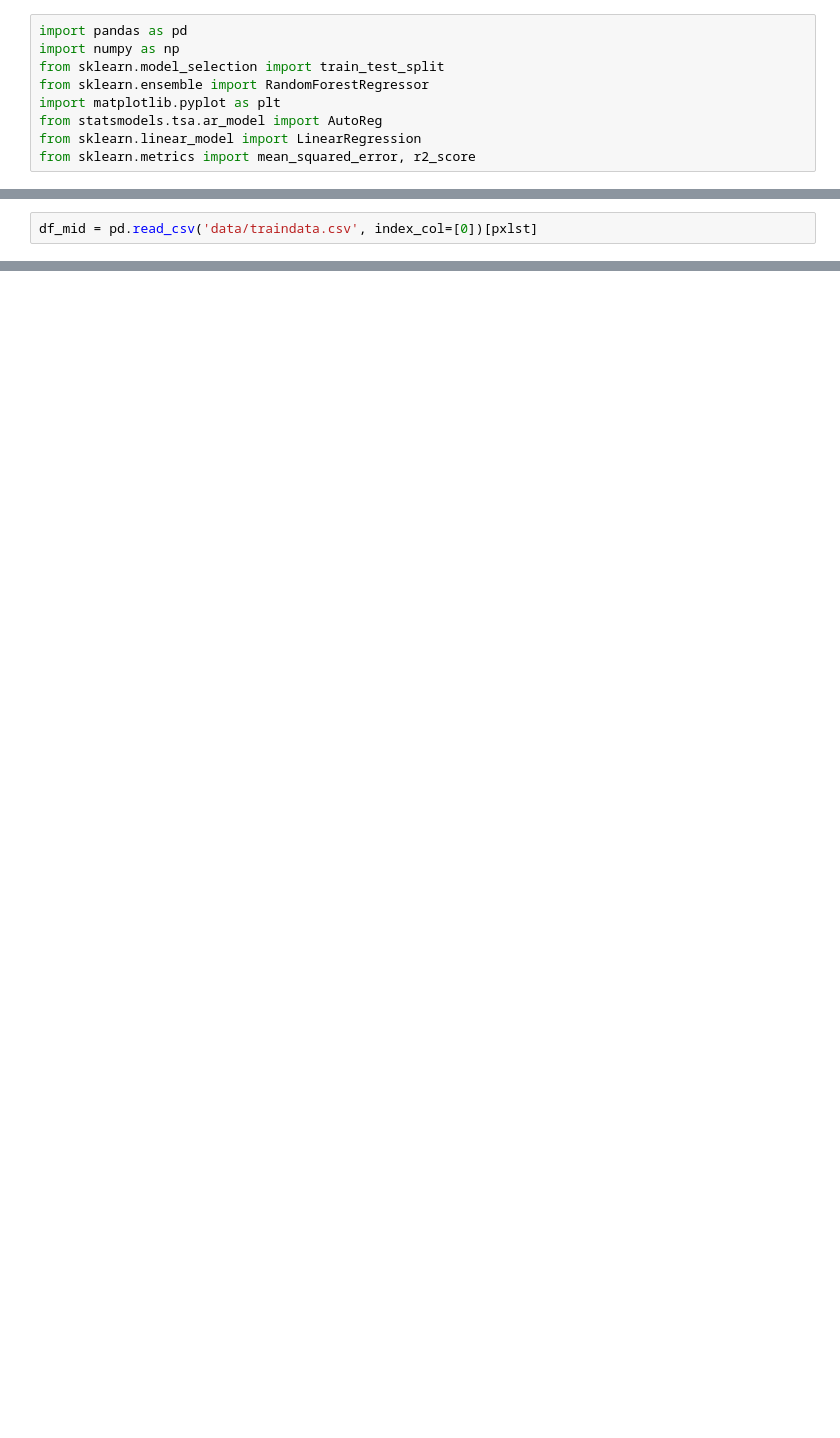
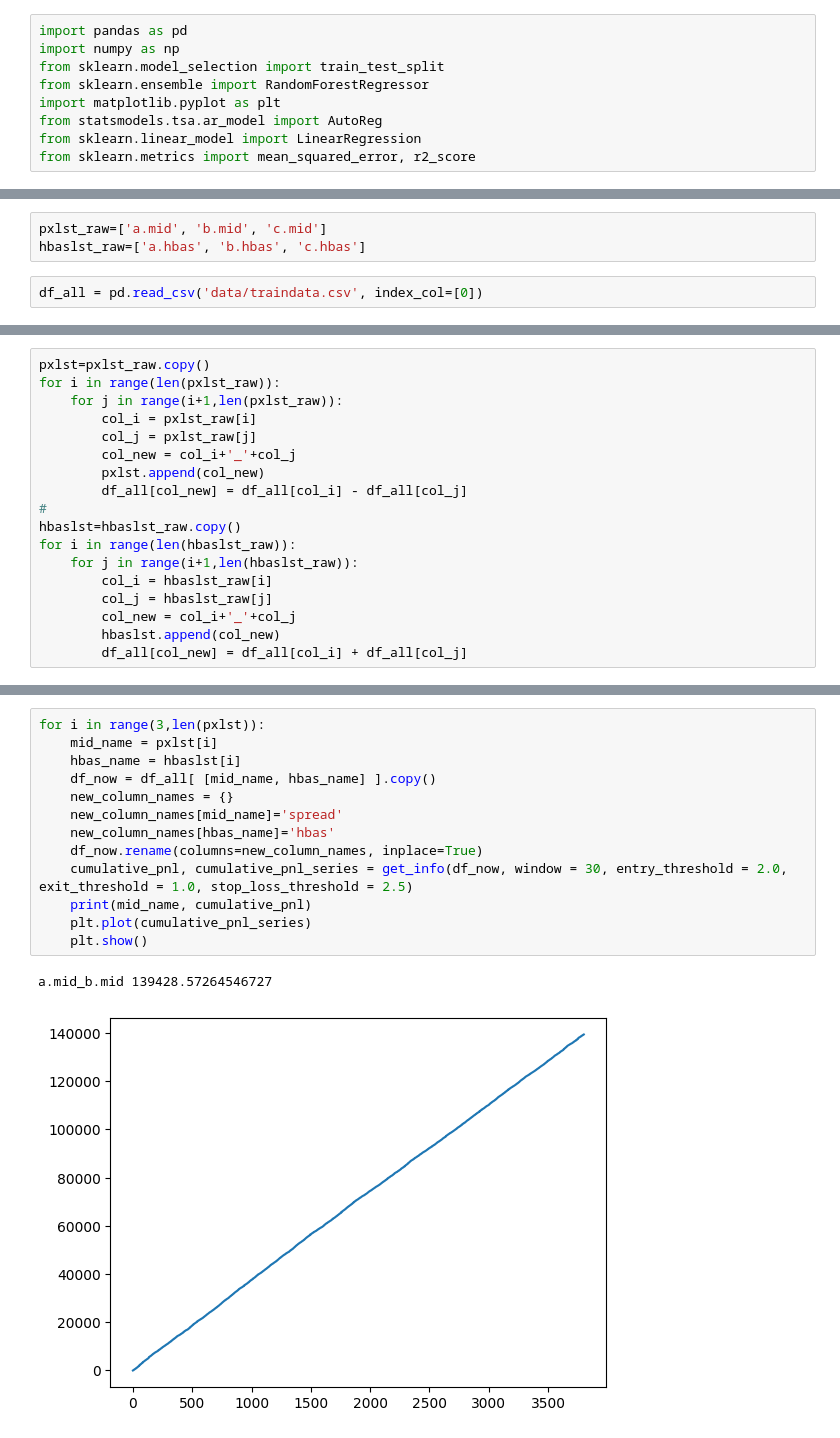
Before and after one commit to fjdslkjfljvo/thcd_dcs_ficx, a Jupyter notebook: reg.ipynb, the cells around one changed output, grey strips where cells are left out. Cells and saved outputs as stored; diff of their text form; blank space fills up the shorter version.

```diff
--- a/reg.ipynb
+++ b/reg.ipynb
@@ -23,2 +12,5 @@ def get_df_return(df):
+# %%
+pxlst_raw=['a.mid', 'b.mid', 'c.mid']
+hbaslst_raw=['a.hbas', 'b.hbas', 'c.hbas']
 # %%
-df_mid = pd.read_csv('data/traindata.csv', index_col=[0])[pxlst]
+df_all = pd.read_csv('data/traindata.csv', index_col=[0])
@@ -140,0 +17,18 @@ print(lst_coef)
+# %%
+pxlst=pxlst_raw.copy()
+for i in range(len(pxlst_raw)):
+    for j in range(i+1,len(pxlst_raw)):
+        col_i = pxlst_raw[i]
+        col_j = pxlst_raw[j]
+        col_new = col_i+'_'+col_j
+        pxlst.append(col_new)
+        df_all[col_new] = df_all[col_i] - df_all[col_j]
+#
+hbaslst=hbaslst_raw.copy()
+for i in range(len(hbaslst_raw)):
+    for j in range(i+1,len(hbaslst_raw)):
+        col_i = hbaslst_raw[i]
+        col_j = hbaslst_raw[j]
+        col_new = col_i+'_'+col_j
+        hbaslst.append(col_new)
+        df_all[col_new] = df_all[col_i] + df_all[col_j]
@@ -140,0 +103,16 @@ print(lst_coef)
+# %%
+for i in range(3,len(pxlst)):
+    mid_name = pxlst[i]
+    hbas_name = hbaslst[i]
+    df_now = df_all[ [mid_name, hbas_name] ].copy()
+    new_column_names = {}
+    new_column_names[mid_name]='spread'
+    new_column_names[hbas_name]='hbas'
+    df_now.rename(columns=new_column_names, inplace=True)
+    cumulative_pnl, cumulative_pnl_series = get_info(df_now, window = 30, entry_threshold = 2.0, exit_threshold = 1.0, stop_loss_threshold = 2.5)
+    print(mid_name, cumulative_pnl)
+    plt.plot(cumulative_pnl_series)
+    plt.show()
+# %% [output]
+a.mid_b.mid 139428.57264546727
+[figure, added]
```
Also changed, not shown: parts of 14 cells of this notebook, 3 other files.
